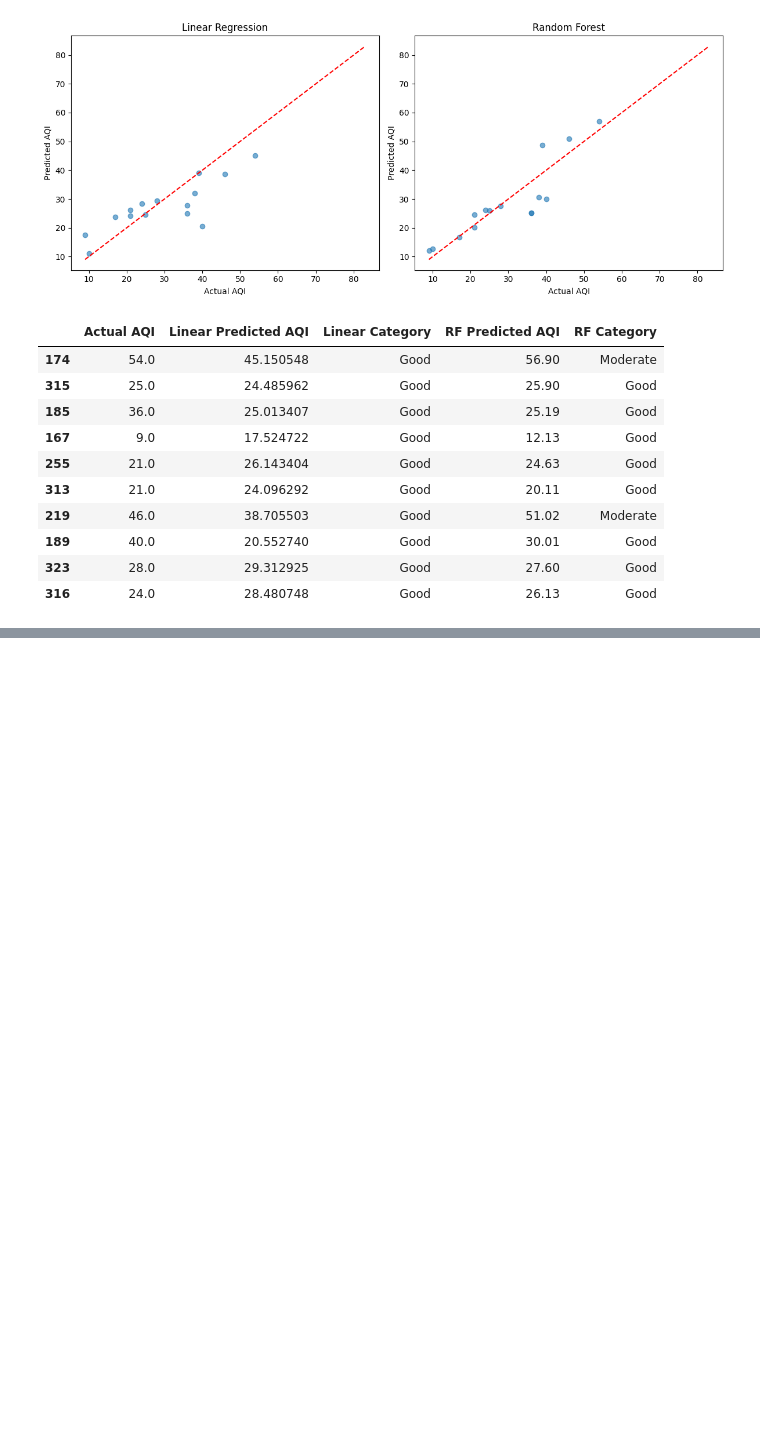
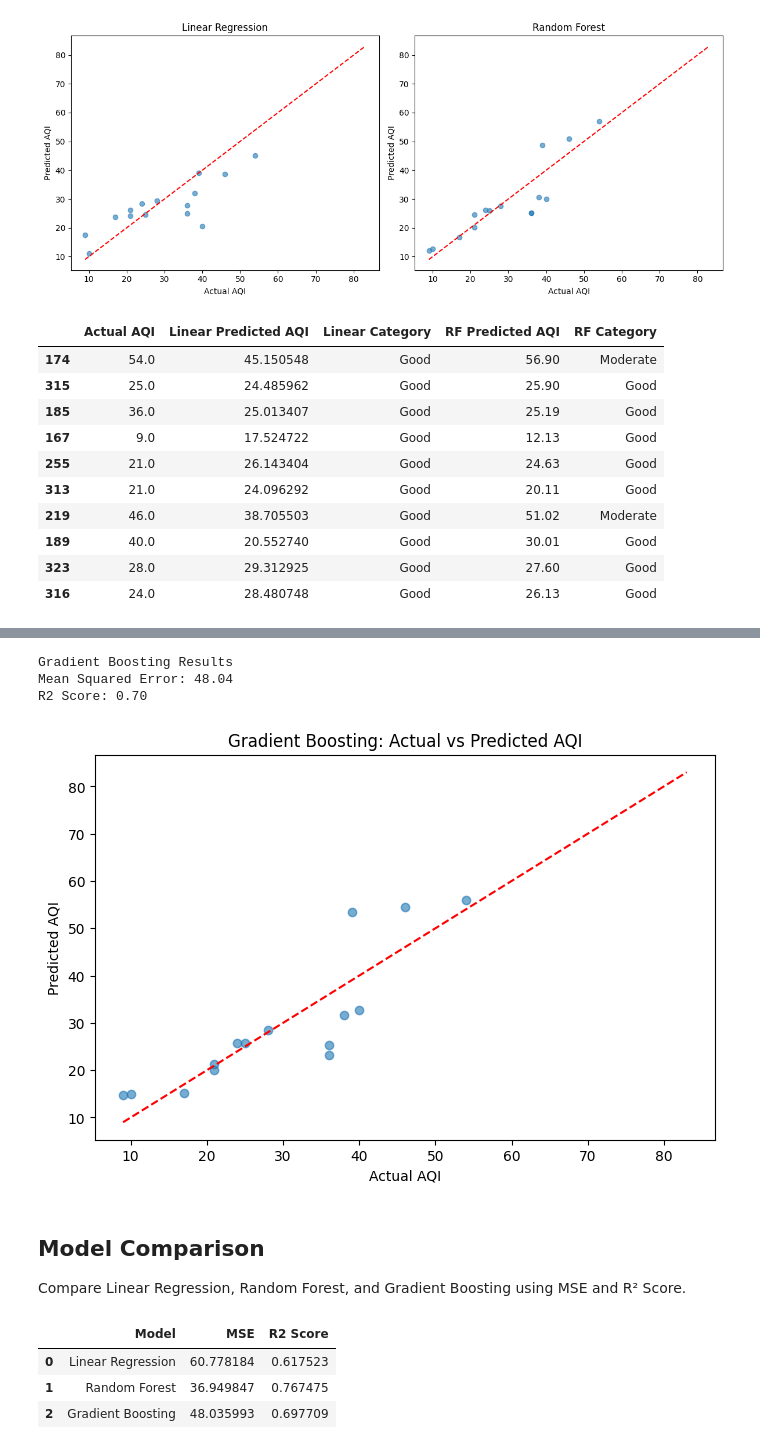
Before and after one commit to ZohaibAfzal295/air-quality-analysis, a Jupyter notebook: notebooks/first_model.ipynb, the cells around one changed output, grey strips where cells are left out. Cells and saved outputs as stored; diff of their text form; code cells hidden in the pictures; blank space fills up the shorter version.

Commit message:
Gradient Boosting AQI model with evaluation and results with final interpretations

```diff
--- a/notebooks/first_model.ipynb
+++ b/notebooks/first_model.ipynb
@@ -298,0 +307,9 @@ cat_comparison.head(10)
+# %%
+# Initialize Gradient Boosting Regressor
+gb_model = GradientBoostingRegressor(random_state=42)
+
+# Train the model
+gb_model.fit(X_train, y_train)
+
+# Predict on test set
+gb_pred = gb_model.predict(X_test)
@@ -298,0 +319,39 @@ cat_comparison.head(10)
+# %%
+# Evaluate Gradient Boosting
+gb_mse = mean_squared_error(y_test, gb_pred)
+gb_r2 = r2_score(y_test, gb_pred)
+
+print("Gradient Boosting Results")
+print(f"Mean Squared Error: {gb_mse:.2f}")
+print(f"R2 Score: {gb_r2:.2f}")
+# %% [output]
+Gradient Boosting Results
+Mean Squared Error: 48.04
+R2 Score: 0.70
+# %%
+plt.figure(figsize=(8,5))
+plt.scatter(y_test, gb_pred, alpha=0.6)
+plt.plot([y.min(), y.max()], [y.min(), y.max()], 'r--')
+plt.xlabel("Actual AQI")
+plt.ylabel("Predicted AQI")
+plt.title("Gradient Boosting: Actual vs Predicted AQI")
+plt.show()
+# %% [output]
+[figure, added]
+# %% [markdown]
+## Model Comparison
+Compare Linear Regression, Random Forest, and Gradient Boosting using MSE and R² Score.
+# %%
+# Update comparison dataframe to include Gradient Boosting
+comparison = pd.DataFrame({
+    "Model": ["Linear Regression", "Random Forest", "Gradient Boosting"],
+    "MSE": [mse, rf_mse, gb_mse],
+    "R2 Score": [r2, rf_r2, gb_r2]
+})
+
+comparison
+# %% [output]
+|  | Model | MSE | R2 Score |
+| 0 | Linear Regression | 60.778184 | 0.617523 |
+| 1 | Random Forest | 36.949847 | 0.767475 |
+| 2 | Gradient Boosting | 48.035993 | 0.697709 |
```
Also changed, not shown: parts of 18 cells of this notebook, 1 other file.
